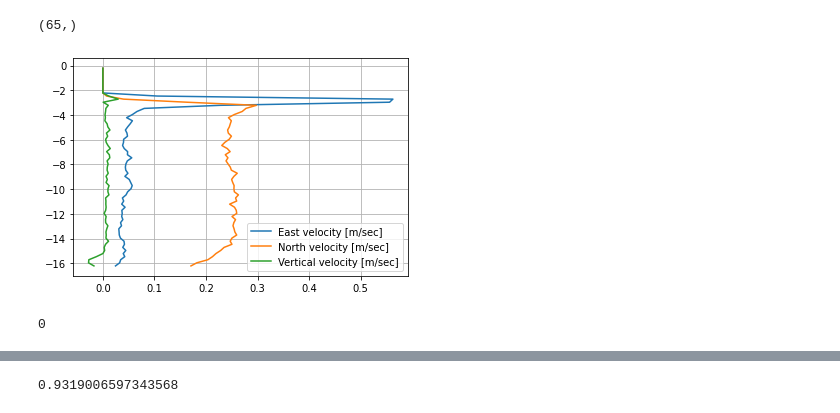
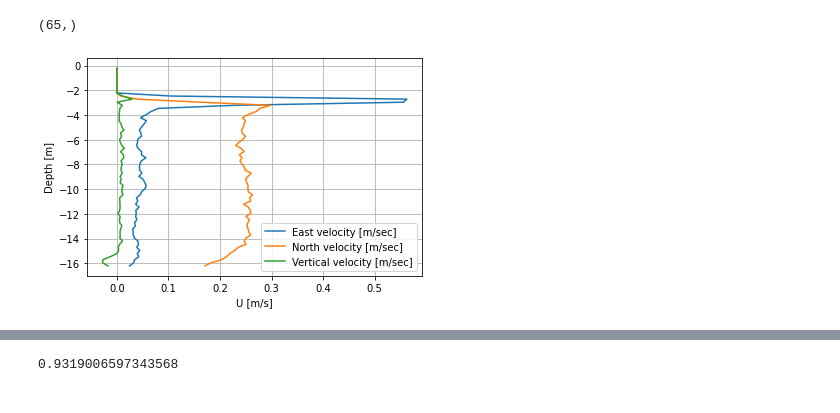
Before and after one commit to joeyanderson1/4th-Year-Thesis, a Jupyter notebook: ADCP Data.ipynb, the cells around one changed output, grey strips where cells are left out. Saved outputs shown, nothing was run; the diff lists cells and outputs as text; code cells hidden in the pictures.

```diff
--- a/ADCP Data.ipynb
+++ b/ADCP Data.ipynb
@@ -29,32 +29,31 @@ east_vel[0,:].shape
 # %%
 hf = h5py.File('ADCP_19_01_22_04.mat', 'r')
 east_vel = np.array(hf['East_vel'])
 north_vel = np.array(hf['North_vel'])
 vertical_vel = np.array(hf['Vertical_vel'])
 z = np.array(hf['z_vec'])
 t = hf['time_vec']
 hf.close()
 
 time_start = 0*60 # sec
 time_stop = 5*60 # sec
 time_step = 2.5 #sec
 start_i = int(time_start/time_step)
 stop_i = int(time_stop/time_step)
 
 east_vel_mean = np.mean(east_vel[start_i:stop_i], axis=0)
 north_vel_mean = np.mean(north_vel[start_i:stop_i], axis=0)
 vertical_vel_mean = np.mean(vertical_vel[start_i:stop_i], axis=0)
 
 fig, ax = plt.subplots()
 ax.plot(east_vel_mean, z, label='East velocity [m/sec]')
 ax.plot(north_vel_mean, z, label='North velocity [m/sec]')
 ax.plot(vertical_vel_mean, z, label='Vertical velocity [m/sec]')
+
+plt.xlabel("U [m/s]")
+plt.ylabel("Depth [m]")
 plt.legend()
 plt.grid(True)
 plt.show()
 # %% [output]
-[figure, old version]
+[figure, new version]
-# %%
-time_start
-# %% [output]
-0
```
Also changed, not shown: parts of 9 cells of this notebook.
